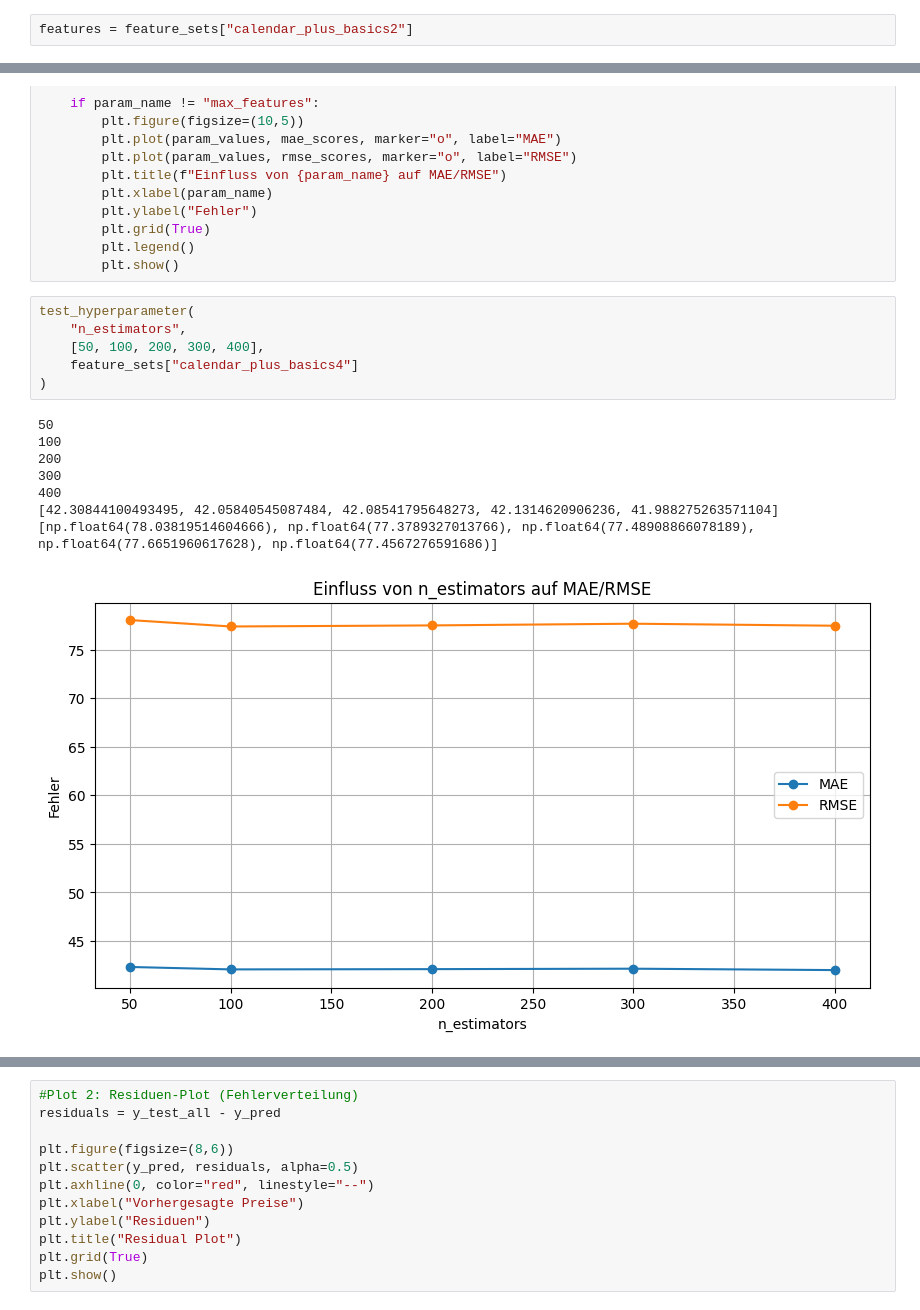
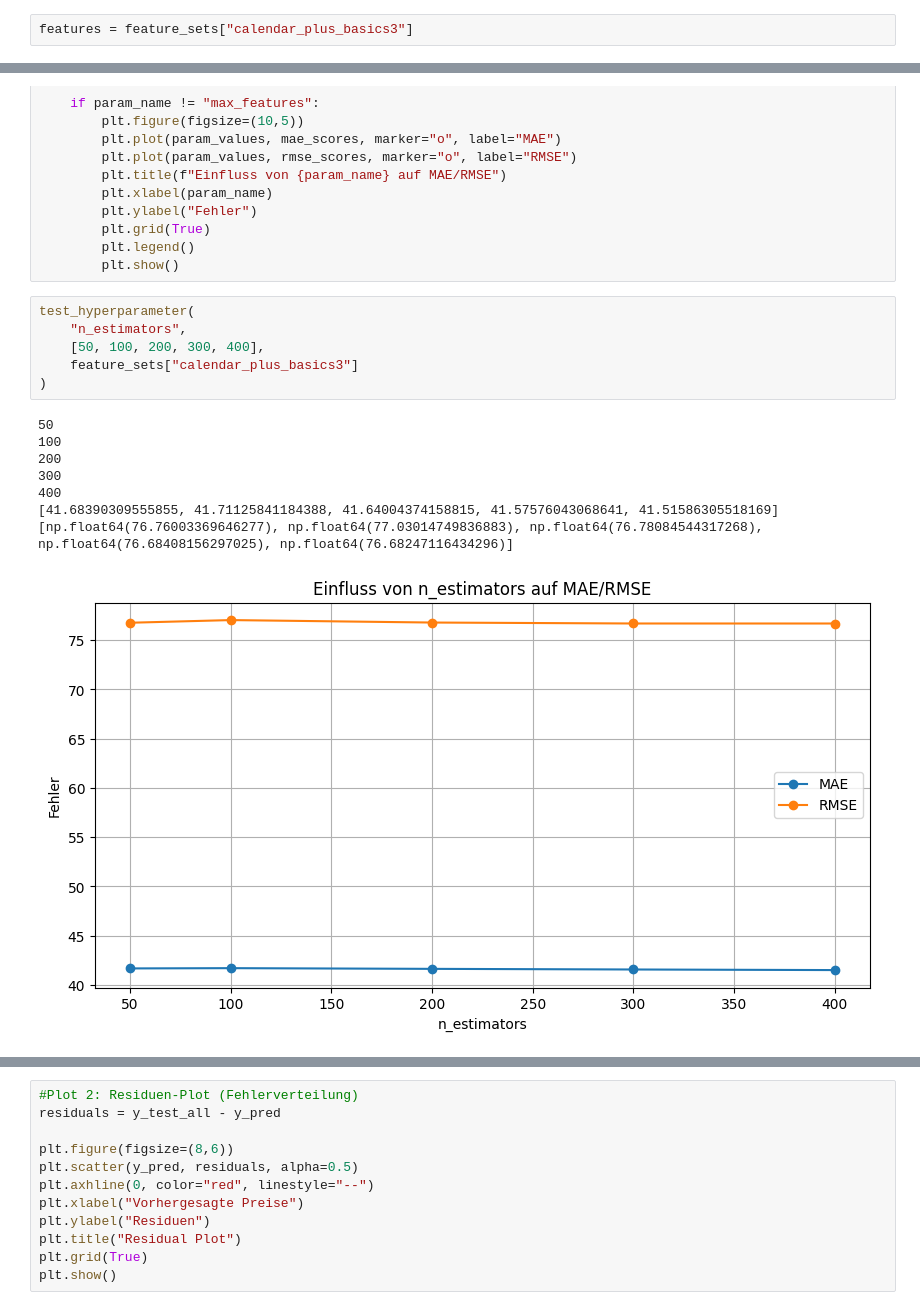
Before and after one commit to Spuphi/ML-airbnb, a Jupyter notebook: RandomForrest.ipynb, the cells around one changed output, grey strips where cells are left out. Drawn from its saved outputs; the diff is of its cells as text.

```diff
--- a/RandomForrest.ipynb
+++ b/RandomForrest.ipynb
@@ -107,5 +107,5 @@ Teste Feature-Set: alle_features
 # %%
-features = feature_sets["calendar_plus_basics2"]
+features = feature_sets["calendar_plus_basics3"]
 # %%
 # Funktion zum Testen von Hyperparametern
 def test_hyperparameter(param_name, param_values, features):
@@ -152,18 +152,18 @@ def test_hyperparameter(param_name, param_values, features):
 # %%
 test_hyperparameter(
     "n_estimators",
     [50, 100, 200, 300, 400],
-    feature_sets["calendar_plus_basics4"]
+    feature_sets["calendar_plus_basics3"]
 )
 # %% [output]
 50
 100
 200
 300
 400
-[42.30844100493495, 42.05840545087484, 42.08541795648273, 42.1314620906236, 41.988275263571104]
-[np.float64(78.03819514604666), np.float64(77.3789327013766), np.float64(77.48908866078189), np.float64(77.6651960617628), np.float64(77.4567276591686)]
+[41.68390309555855, 41.71125841184388, 41.64004374158815, 41.57576043068641, 41.51586305518169]
+[np.float64(76.76003369646277), np.float64(77.03014749836883), np.float64(76.78084544317268), np.float64(76.68408156297025), np.float64(76.68247116434296)]
-[figure, old version]
+[figure, new version]
 # %%
 test_hyperparameter(
     "max_depth",
```
Also changed, not shown: parts of 5 cells of this notebook.
